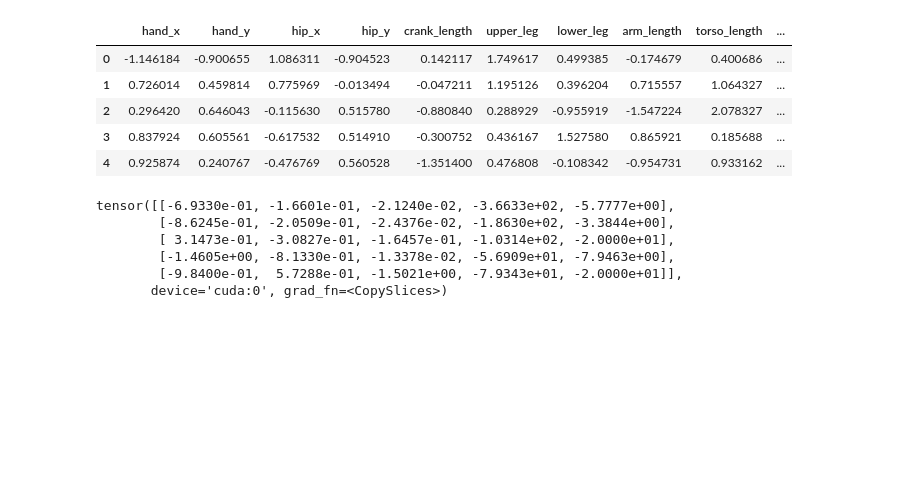
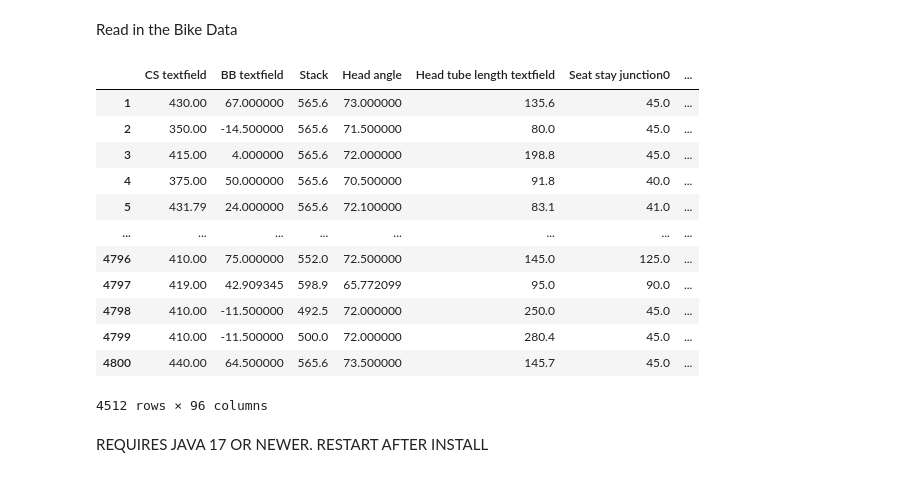
Before and after one commit to yazan-abu-obaideh/biked-commons, a Jupyter notebook: src/biked_commons/validation/testing.ipynb, the cells around one changed output. Cells and saved outputs as stored; diff of their text form; code cells hidden in the pictures; blank space fills up the shorter version.

```diff
--- a/src/biked_commons/validation/testing.ipynb
+++ b/src/biked_commons/validation/testing.ipynb
@@ -174,20 +0,0 @@ Step 110: Avg Constraint Value = 23.9326
-# %%
-import pandas as pd
-df = pd.DataFrame(optimized_designs.cpu().detach().numpy(), columns=COLUMN_NAMES)
-display(df)
-# %% [output]
-|  | hand_x | hand_y | hip_x | hip_y | crank_length | upper_leg | lower_leg | arm_length | torso_length | ... |
-| 0 | -1.146184 | -0.900655 | 1.086311 | -0.904523 | 0.142117 | 1.749617 | 0.499385 | -0.174679 | 0.400686 | ... |
-| 1 | 0.726014 | 0.459814 | 0.775969 | -0.013494 | -0.047211 | 1.195126 | 0.396204 | 0.715557 | 1.064327 | ... |
-| 2 | 0.296420 | 0.646043 | -0.115630 | 0.515780 | -0.880840 | 0.288929 | -0.955919 | -1.547224 | 2.078327 | ... |
-| 3 | 0.837924 | 0.605561 | -0.617532 | 0.514910 | -0.300752 | 0.436167 | 1.527580 | 0.865921 | 0.185688 | ... |
-| 4 | 0.925874 | 0.240767 | -0.476769 | 0.560528 | -1.351400 | 0.476808 | -0.108342 | -0.954731 | 0.933162 | ... |
-# %%
-tensor_validator(optimized_designs)
-# %% [output]
-tensor([[-6.9330e-01, -1.6601e-01, -2.1240e-02, -3.6633e+02, -5.7777e+00],
-        [-8.6245e-01, -2.0509e-01, -2.4376e-02, -1.8630e+02, -3.3844e+00],
-        [ 3.1473e-01, -3.0827e-01, -1.6457e-01, -1.0314e+02, -2.0000e+01],
-        [-1.4605e+00, -8.1330e-01, -1.3378e-02, -5.6909e+01, -7.9463e+00],
-        [-9.8400e-01,  5.7288e-01, -1.5021e+00, -7.9343e+01, -2.0000e+01]],
-       device='cuda:0', grad_fn=<CopySlices>)
@@ -193,0 +15,21 @@ tensor([[-6.9330e-01, -1.6601e-01, -2.1240e-02, -3.6633e+02, -5.7777e+00],
+# %% [markdown]
+Read in the Bike Data
+# %%
+data = pd.read_csv("../../resources/datasets/split_datasets/CLIP_X_test.csv", index_col=0)
+display(data)
+# %% [output]
+|  | CS textfield | BB textfield | Stack | Head angle | Head tube length textfield | Seat stay junction0 | ... |
+| 1 | 430.00 | 67.000000 | 565.6 | 73.000000 | 135.6 | 45.0 | ... |
+| 2 | 350.00 | -14.500000 | 565.6 | 71.500000 | 80.0 | 45.0 | ... |
+| 3 | 415.00 | 4.000000 | 565.6 | 72.000000 | 198.8 | 45.0 | ... |
+| 4 | 375.00 | 50.000000 | 565.6 | 70.500000 | 91.8 | 40.0 | ... |
+| 5 | 431.79 | 24.000000 | 565.6 | 72.100000 | 83.1 | 41.0 | ... |
+| ... | ... | ... | ... | ... | ... | ... | ... |
+| 4796 | 410.00 | 75.000000 | 552.0 | 72.500000 | 145.0 | 125.0 | ... |
+| 4797 | 419.00 | 42.909345 | 598.9 | 65.772099 | 95.0 | 90.0 | ... |
+| 4798 | 410.00 | -11.500000 | 492.5 | 72.000000 | 250.0 | 45.0 | ... |
+| 4799 | 410.00 | -11.500000 | 500.0 | 72.000000 | 280.4 | 45.0 | ... |
+| 4800 | 440.00 | 64.500000 | 565.6 | 73.500000 | 145.7 | 45.0 | ... |
+4512 rows × 96 columns
+# %% [markdown]
+REQUIRES JAVA 17 OR NEWER. RESTART AFTER INSTALL
```
Also changed, not shown: parts of 22 cells of this notebook, 1 other file.
